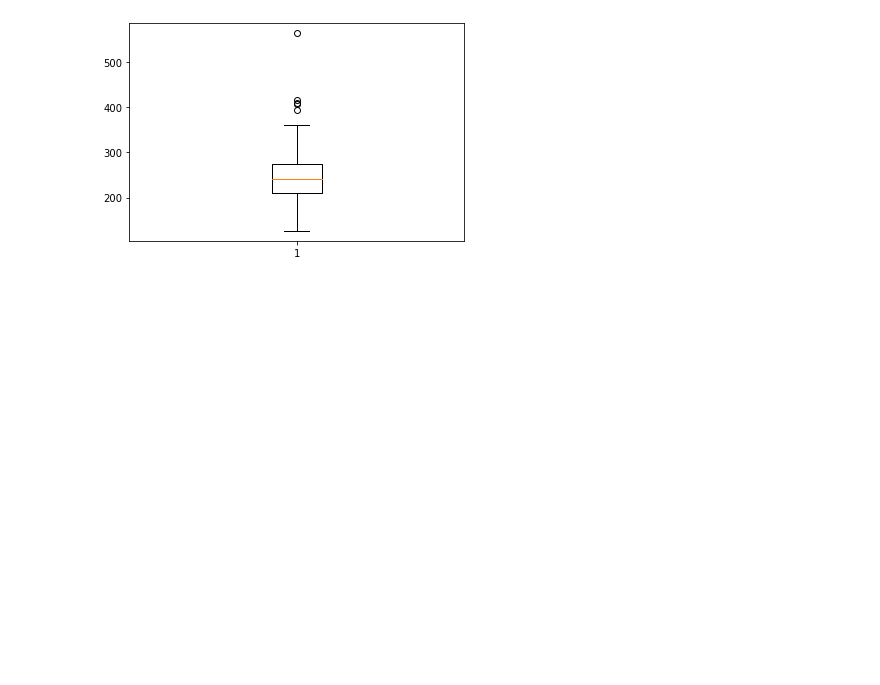
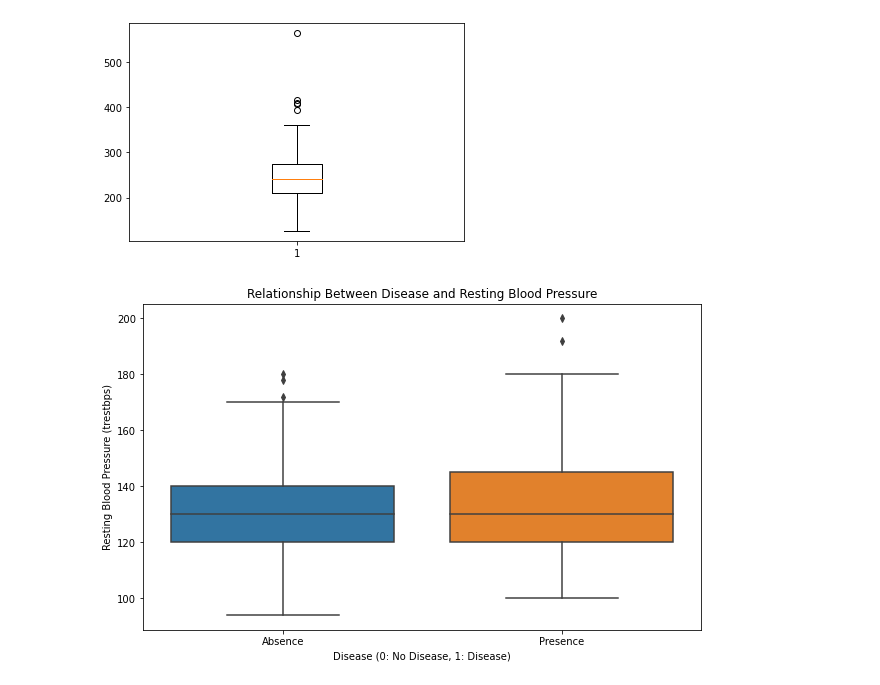
Before and after one commit to Nagananda1999/Healthcare-Analytics-on-Heart-Disease-Data-, a Jupyter notebook: sample.ipynb, the cells around one changed output. Drawn from its saved outputs; the diff is of its cells as text; code cells hidden in the pictures; blank space fills up the shorter version.

```diff
--- a/sample.ipynb
+++ b/sample.ipynb
@@ -162,3 +162,23 @@ print("Outliers from IQR method for chol column: ", outliers_chol)
 #Replacing the outliers in the chol column with the mean
 for i in outliers_chol:
     df['chol'] = np.where(df['chol'] == i, df['chol'].mean(), df['chol'])
+# %%
+import seaborn as sns
+import matplotlib.pyplot as plt
+
+# Create a box plot or violin plot
+plt.figure(figsize=(10, 6))  # Adjust the figure size as needed
+
+# Using a box plot
+sns.boxplot(x=data['disease'], y=data['trestbps'])
+
+# Using a violin plot
+# sns.violinplot(x=data['disease'], y=data['trestbps'])
+
+plt.title("Relationship Between Disease and Resting Blood Pressure")
+plt.xlabel("Disease (0: No Disease, 1: Disease)")
+plt.ylabel("Resting Blood Pressure (trestbps)")
+
+plt.show()
+# %% [output]
+[figure, added]
```
Also changed, not shown: parts of 3 cells of this notebook.
